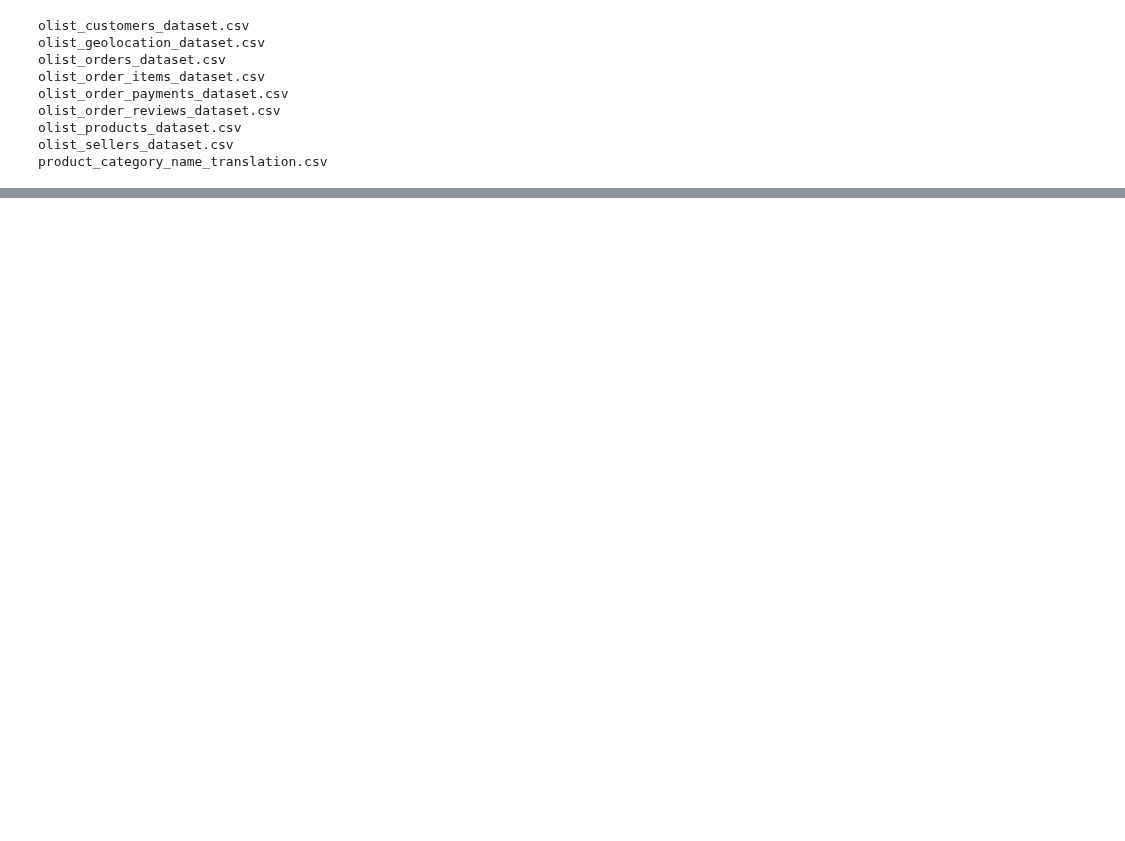
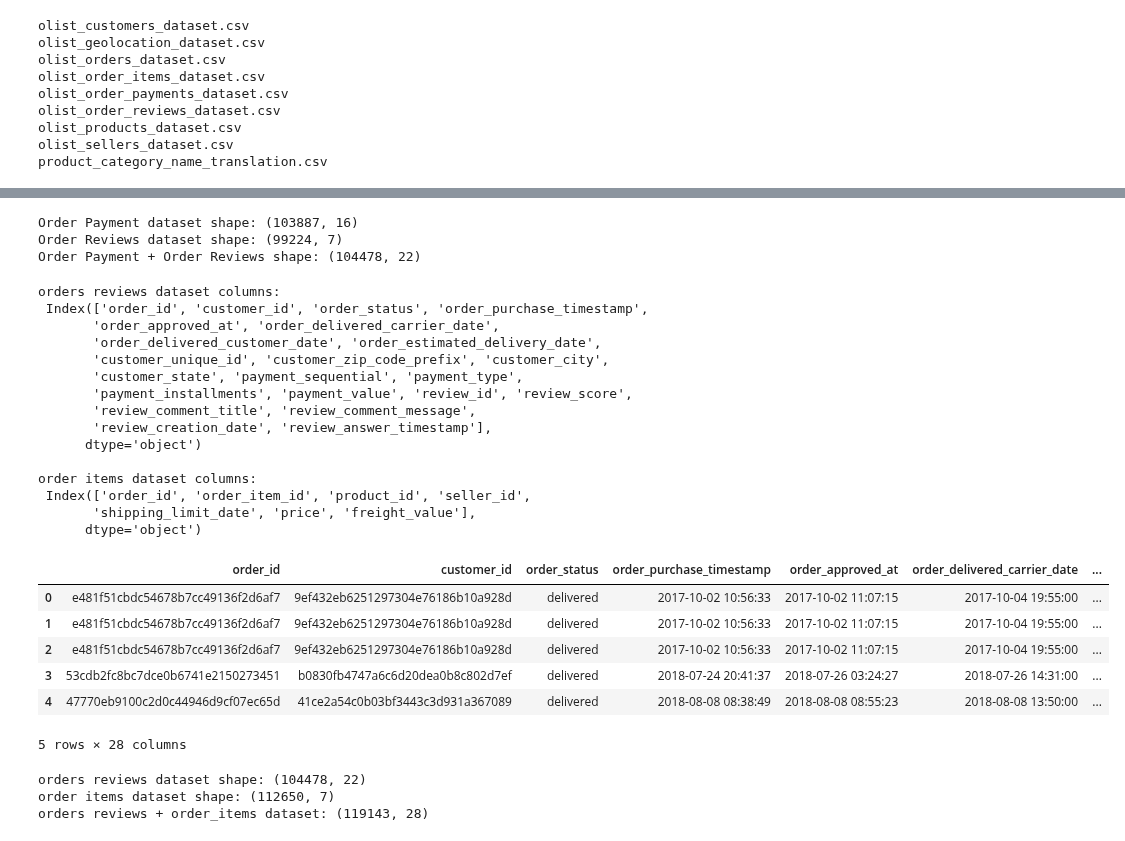
Before and after one commit to DuoDduo/AI-fellowship-module-2, a Jupyter notebook: probability/probability.ipynb, the cells around one changed output, grey strips where cells are left out. Saved outputs shown, nothing was run; the diff lists cells and outputs as text; code cells hidden in the pictures; blank space fills up the shorter version.

```diff
--- a/probability/probability.ipynb
+++ b/probability/probability.ipynb
@@ -59,0 +355,47 @@ product_category_name_translation.csv
+# %%
+print("Order Payment dataset shape:", orders_payments.shape)
+print("Order Reviews dataset shape:",order_reviews.shape)
+print("Order Payment + Order Reviews shape:",orders_reviews.shape)
+# %% [output]
+Order Payment dataset shape: (103887, 16)
+Order Reviews dataset shape: (99224, 7)
+Order Payment + Order Reviews shape: (104478, 22)
+# %%
+#checking the columns for intersections
+print("orders reviews dataset columns:\n",orders_reviews.columns,"\n")
+print("order items dataset columns:\n",order_items.columns,"\n")
+
+# 4. merging Order Reviews + Order Items
+orders_items = pd.merge(orders_reviews, order_items, on="order_id", how="left")
+orders_items.head()
+# %% [output]
+orders reviews dataset columns:
+ Index(['order_id', 'customer_id', 'order_status', 'order_purchase_timestamp',
+       'order_approved_at', 'order_delivered_carrier_date',
+       'order_delivered_customer_date', 'order_estimated_delivery_date',
+       'customer_unique_id', 'customer_zip_code_prefix', 'customer_city',
+       'customer_state', 'payment_sequential', 'payment_type',
+       'payment_installments', 'payment_value', 'review_id', 'review_score',
+       'review_comment_title', 'review_comment_message',
+       'review_creation_date', 'review_answer_timestamp'],
+      dtype='object')
+
+order items dataset columns:
+ Index(['order_id', 'order_item_id', 'product_id', 'seller_id',
+       'shipping_limit_date', 'price', 'freight_value'],
+      dtype='object')
+|  | order_id | customer_id | order_status | order_purchase_timestamp | order_approved_at | order_delivered_carrier_date | ... |
+| 0 | e481f51cbdc54678b7cc49136f2d6af7 | 9ef432eb6251297304e76186b10a928d | delivered | 2017-10-02 10:56:33 | 2017-10-02 11:07:15 | 2017-10-04 19:55:00 | ... |
+| 1 | e481f51cbdc54678b7cc49136f2d6af7 | 9ef432eb6251297304e76186b10a928d | delivered | 2017-10-02 10:56:33 | 2017-10-02 11:07:15 | 2017-10-04 19:55:00 | ... |
+| 2 | e481f51cbdc54678b7cc49136f2d6af7 | 9ef432eb6251297304e76186b10a928d | delivered | 2017-10-02 10:56:33 | 2017-10-02 11:07:15 | 2017-10-04 19:55:00 | ... |
+| 3 | 53cdb2fc8bc7dce0b6741e2150273451 | b0830fb4747a6c6d20dea0b8c802d7ef | delivered | 2018-07-24 20:41:37 | 2018-07-26 03:24:27 | 2018-07-26 14:31:00 | ... |
+| 4 | 47770eb9100c2d0c44946d9cf07ec65d | 41ce2a54c0b03bf3443c3d931a367089 | delivered | 2018-08-08 08:38:49 | 2018-08-08 08:55:23 | 2018-08-08 13:50:00 | ... |
+5 rows × 28 columns
+# %%
+print("orders reviews dataset shape:", orders_reviews.shape)
+print("order items dataset shape:",order_items.shape)
+print("orders reviews + order_items dataset:",orders_items.shape)
+# %% [output]
+orders reviews dataset shape: (104478, 22)
+order items dataset shape: (112650, 7)
+orders reviews + order_items dataset: (119143, 28)
```
Also changed, not shown: parts of 46 cells of this notebook, 1 other file.
